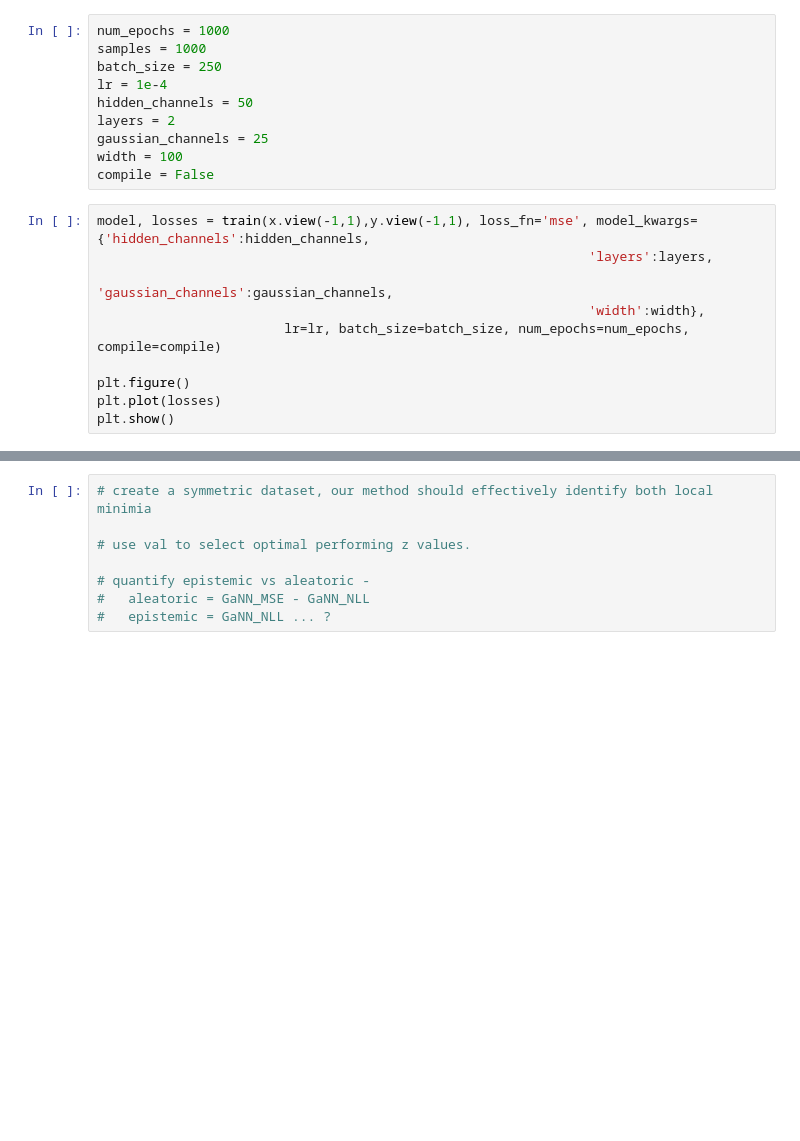
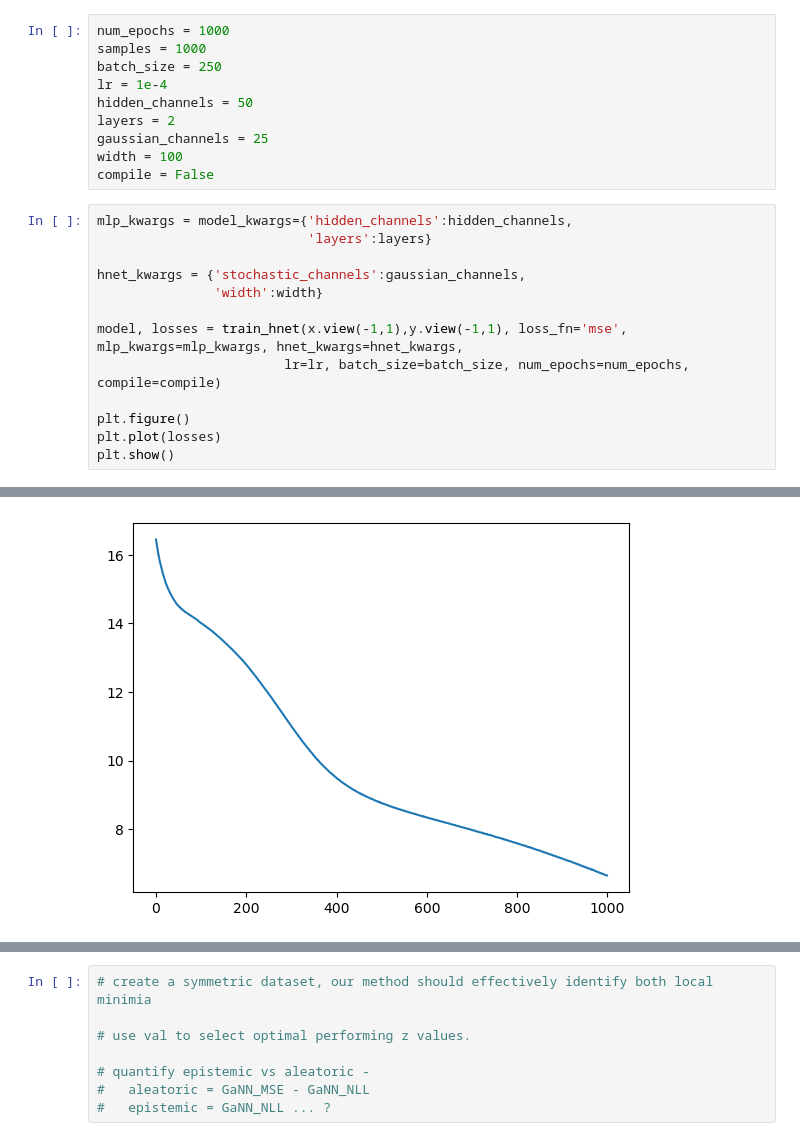
Before and after one commit to nathanieljevans/hypernet, a Jupyter notebook: notebooks/01_basic.ipynb, the cells around one changed output, grey strips where cells are left out. Drawn from its saved outputs; the diff is of its cells as text; blank space fills up the shorter version.

```diff
--- a/notebooks/01_basic.ipynb
+++ b/notebooks/01_basic.ipynb
@@ -26,10 +25,13 @@ gaussian_channels = 25
 width = 100
 compile = False
 # %%
-model, losses = train(x.view(-1,1),y.view(-1,1), loss_fn='mse', model_kwargs={'hidden_channels':hidden_channels,
-                                                               'layers':layers,
-                                                               'gaussian_channels':gaussian_channels,
-                                                               'width':width},
+mlp_kwargs = model_kwargs={'hidden_channels':hidden_channels,
+                           'layers':layers}
+
+hnet_kwargs = {'stochastic_channels':gaussian_channels,
+               'width':width}
+
+model, losses = train_hnet(x.view(-1,1),y.view(-1,1), loss_fn='mse', mlp_kwargs=mlp_kwargs, hnet_kwargs=hnet_kwargs,
                         lr=lr, batch_size=batch_size, num_epochs=num_epochs, compile=compile)
 
 plt.figure()
@@ -40,3 +42,4 @@ KeyboardInterrupt:
+[figure, added]
 # %%
 x2 = torch.linspace(-7,12,100)
 yhat = model(x2.unsqueeze(1), 1000)
```
Also changed, not shown: parts of 6 cells of this notebook, 9 other files.
